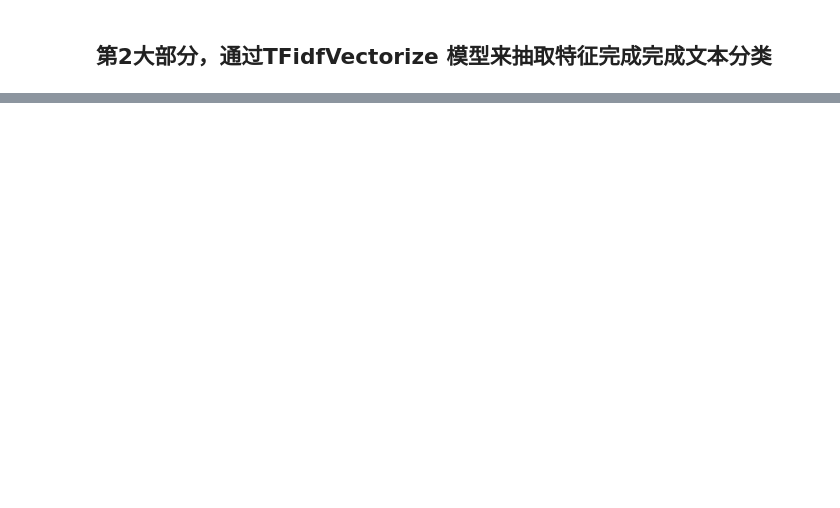
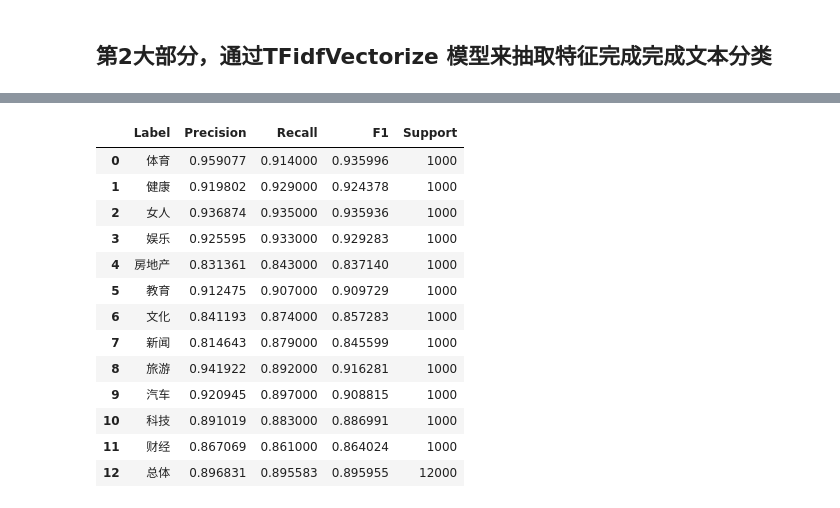
Before and after one commit to Yazooliu/DataSets, a Jupyter notebook: o_sohu_data_text_classifier_word2vecTest.ipynb, the cells around one changed output, grey strips where cells are left out. Drawn from its saved outputs; the diff is of its cells as text; code cells hidden in the pictures; blank space fills up the shorter version.

```diff
--- a/o_sohu_data_text_classifier_word2vecTest.ipynb
+++ b/o_sohu_data_text_classifier_word2vecTest.ipynb
@@ -337,10 +343,24 @@ log_clf.score(text_X,test_y)
 # %%
-## save模型
+#save 模型
 import pickle
-with open('.\sohudata\data\tfidf.model','wb') as file:
-    save = {
-        'lableEncoder': labelencoder,
-        'tfidfvectorizer':tfidf,
-        'log_model':log_clf
-    }
-pickle.dump(save,file)
+file = open('./sohudata/data/tfidf.model','wb')
+save_data = {
+    'labelencoder':labelencoder,
+    'tfidf':tfidf,
+    'log_clf':log_clf
+}
+pickle.dump(save_data,file)
+# %%
+# 重新加载模型
+import pickle
+with open('./sohudata/data/tfidf.model', 'rb') as file:  #读取2进制文件
+    tfidf_model = pickle.load(file)
+    tfidfVectorizer = tfidf_model['tfidf']
+    labelEncoder = tfidf_model['labelencoder']
+    logistic_model = tfidf_model['log_clf']
+# %%
+# 重新获得特征和标签值
+import pandas as pd
+train_df = pd.read_csv('./sohudata/data/sohu_train.txt', sep='\t', header=None)
+X = tfidfVectorizer.transform(train_df[1])
+y = labelEncoder.transform(train_df[0])
@@ -371,34 +413,49 @@ from sklearn.metrics import precision_recall_fscore_support
 
 def eval_model(y_true, y_pred, labels):
     #计算每个分类的Precision, Recall, f1, support
     p, r, f1, s = precision_recall_fscore_support( y_true, y_pred)
     #计算总体的平均Precision, Recall, f1, support
     tot_p = np.average(p, weights=s)
     tot_r = np.average(r, weights=s)
     tot_f1 = np.average(f1, weights=s)
     tot_s = np.sum(s)
     res1 = pd.DataFrame({
         u'Label': labels,
         u'Precision' : p,
         u'Recall' : r,
         u'F1' : f1,
         u'Support' : s
     })
 
     res2 = pd.DataFrame({
         u'Label' : ['总体'],
         u'Precision' : [tot_p],
         u'Recall': [tot_r],
         u'F1' : [tot_f1],
         u'Support' : [tot_s]
     })
 
-    res2.index = [999]
+    res2.index = [12]
     res = pd.concat( [res1, res2])
     return res[ ['Label', 'Precision', 'Recall', 'F1', 'Support'] ]
 
 predict_y = logistic_model.predict(test_X)
 eval_model(test_y, predict_y, labelEncoder.classes_)
+# %% [output]
+|  | Label | Precision | Recall | F1 | Support |
+| 0 | 体育 | 0.959077 | 0.914000 | 0.935996 | 1000 |
+| 1 | 健康 | 0.919802 | 0.929000 | 0.924378 | 1000 |
+| 2 | 女人 | 0.936874 | 0.935000 | 0.935936 | 1000 |
+| 3 | 娱乐 | 0.925595 | 0.933000 | 0.929283 | 1000 |
+| 4 | 房地产 | 0.831361 | 0.843000 | 0.837140 | 1000 |
+| 5 | 教育 | 0.912475 | 0.907000 | 0.909729 | 1000 |
+| 6 | 文化 | 0.841193 | 0.874000 | 0.857283 | 1000 |
+| 7 | 新闻 | 0.814643 | 0.879000 | 0.845599 | 1000 |
+| 8 | 旅游 | 0.941922 | 0.892000 | 0.916281 | 1000 |
+| 9 | 汽车 | 0.920945 | 0.897000 | 0.908815 | 1000 |
+| 10 | 科技 | 0.891019 | 0.883000 | 0.886991 | 1000 |
+| 11 | 财经 | 0.867069 | 0.861000 | 0.864024 | 1000 |
+| 12 | 总体 | 0.896831 | 0.895583 | 0.895955 | 12000 |
 # %%
 ### 模型测试
 import pandas as pd
```
Also changed, not shown: parts of 48 cells of this notebook, 2 other files.
